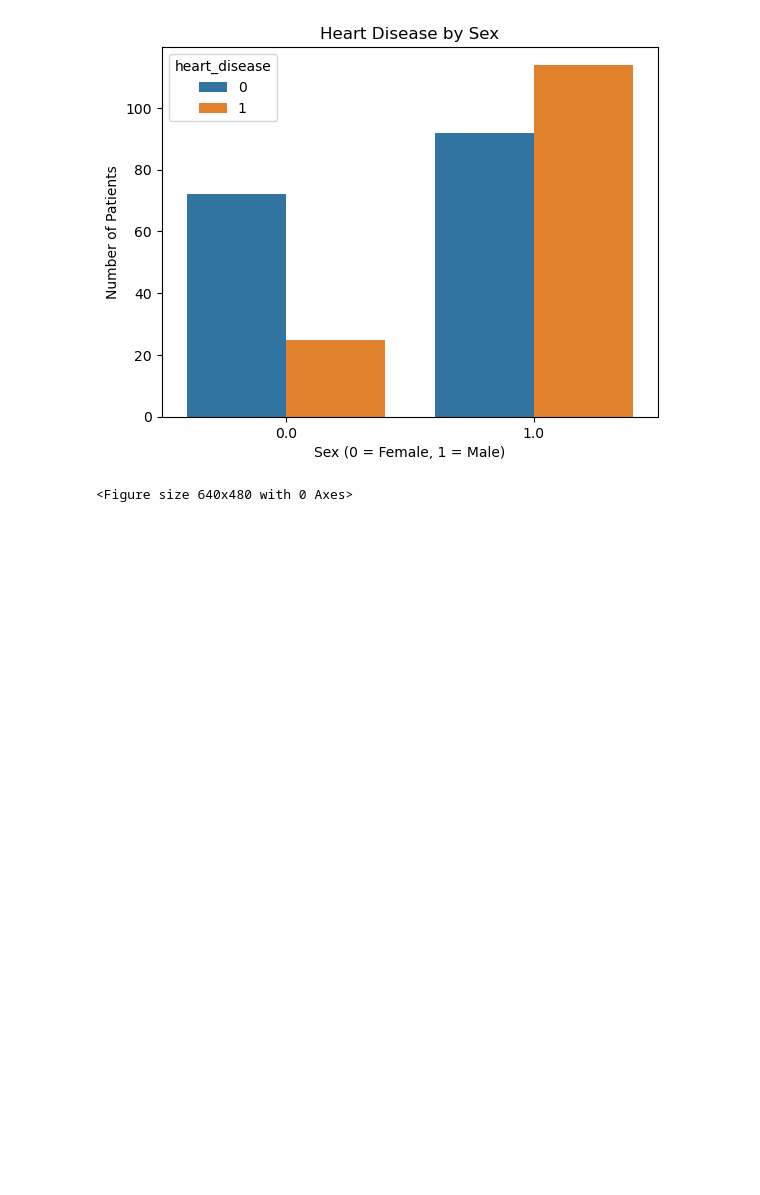
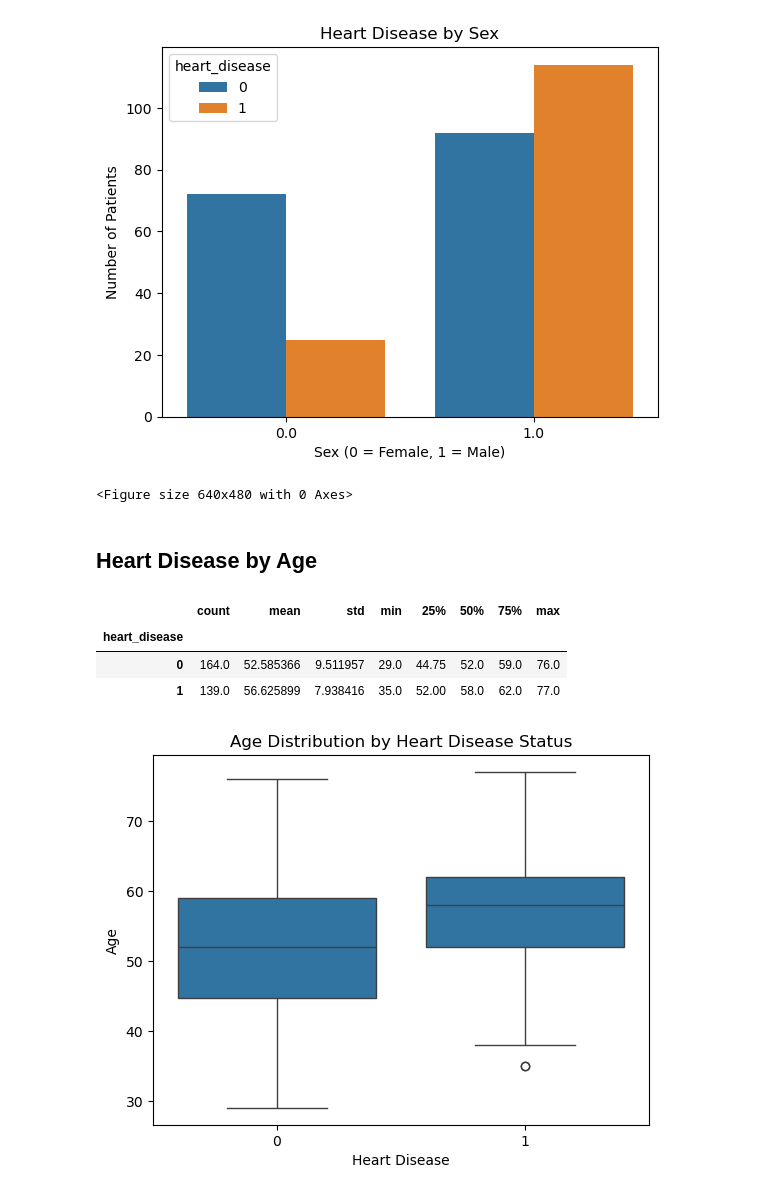
Before and after one commit to eilselx/heart-disease-analysis, a Jupyter notebook: notebooks/heart_disease_analysis.ipynb, the cells around one changed output. Cells and saved outputs as stored; diff of their text form; code cells hidden in the pictures; blank space fills up the shorter version.

Commit message:
Completed exploratory heart disease analysis

```diff
--- a/notebooks/heart_disease_analysis.ipynb
+++ b/notebooks/heart_disease_analysis.ipynb
@@ -151,3 +151,27 @@ plt.show()
 plt.savefig("../figures/heart_disease_by_sex.png")
 # %% [output]
 <Figure size 640x480 with 0 Axes>
+# %% [markdown]
+## Heart Disease by Age
+# %%
+df.groupby("heart_disease")["age"].describe()
+# %% [output]
+|  | count | mean | std | min | 25% | 50% | 75% | max |
+| heart_disease |  |  |  |  |  |  |  |  |
+| 0 | 164.0 | 52.585366 | 9.511957 | 29.0 | 44.75 | 52.0 | 59.0 | 76.0 |
+| 1 | 139.0 | 56.625899 | 7.938416 | 35.0 | 52.00 | 58.0 | 62.0 | 77.0 |
+# %%
+sns.boxplot(
+    x="heart_disease",
+    y="age",
+    data=df
+)
+
+
+plt.title("Age Distribution by Heart Disease Status")
+plt.xlabel("Heart Disease")
+plt.ylabel("Age")
+
+plt.show()
+# %% [output]
+[figure, added]
```
Also changed, not shown: parts of 12 cells of this notebook, 4 other files.
